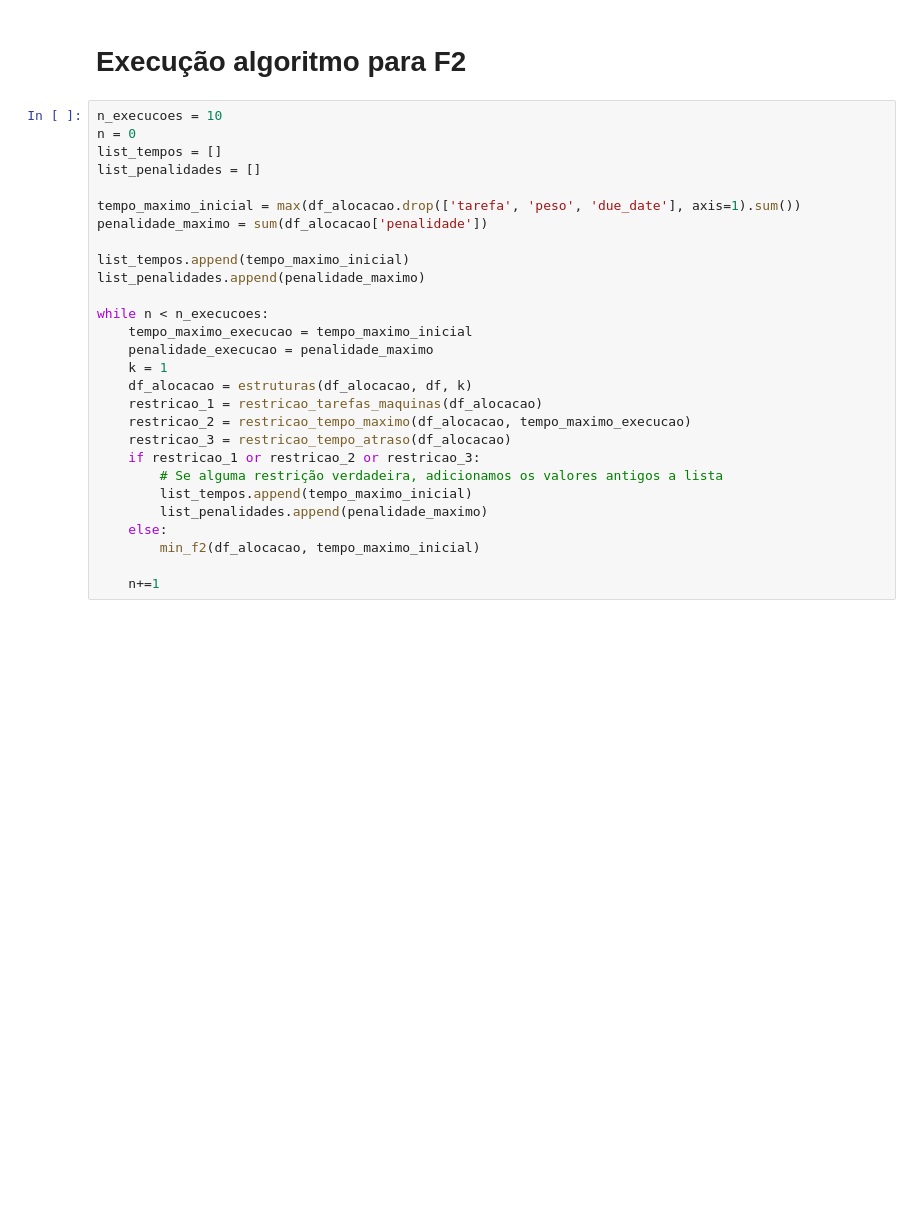
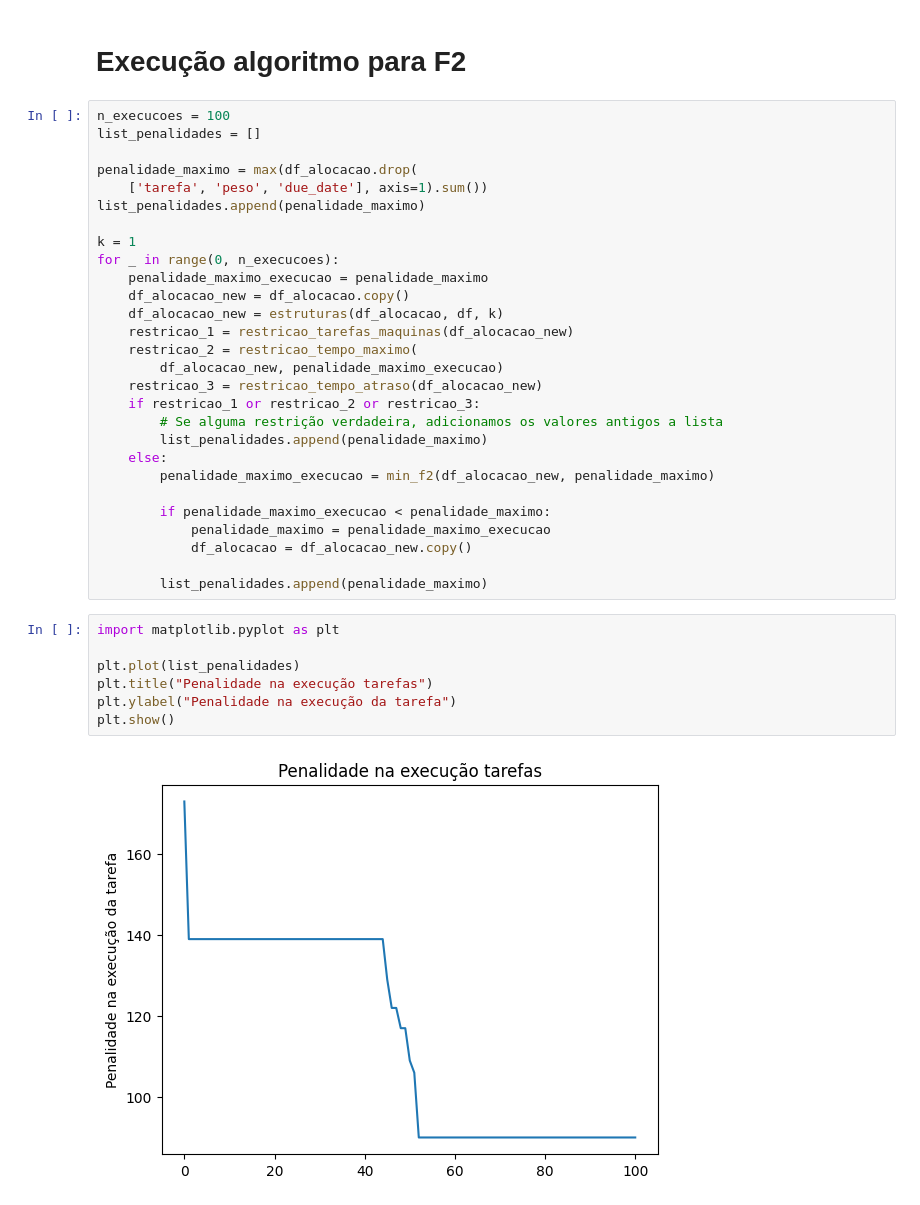
Before and after one commit to LucasAzvd/teoria-da-decisao, a Jupyter notebook: main.ipynb, the cells around one changed output. Saved outputs shown, nothing was run; the diff lists cells and outputs as text; blank space fills up the shorter version.

```diff
--- a/main.ipynb
+++ b/main.ipynb
@@ -260,30 +289,39 @@ plt.show()
 # %% [markdown]
 # Execução algoritmo para F2
 # %%
-n_execucoes = 10
-n = 0
-list_tempos = []
+n_execucoes = 100
 list_penalidades = []
 
-tempo_maximo_inicial = max(df_alocacao.drop(['tarefa', 'peso', 'due_date'], axis=1).sum())
-penalidade_maximo = sum(df_alocacao['penalidade'])
-
-list_tempos.append(tempo_maximo_inicial)
+penalidade_maximo = max(df_alocacao.drop(
+    ['tarefa', 'peso', 'due_date'], axis=1).sum())
 list_penalidades.append(penalidade_maximo)
 
-while n < n_execucoes:
-    tempo_maximo_execucao = tempo_maximo_inicial
-    penalidade_execucao = penalidade_maximo
-    k = 1
-    df_alocacao = estruturas(df_alocacao, df, k)
-    restricao_1 = restricao_tarefas_maquinas(df_alocacao)
-    restricao_2 = restricao_tempo_maximo(df_alocacao, tempo_maximo_execucao)
-    restricao_3 = restricao_tempo_atraso(df_alocacao)
+k = 1
+for _ in range(0, n_execucoes):
+    penalidade_maximo_execucao = penalidade_maximo
+    df_alocacao_new = df_alocacao.copy()
+    df_alocacao_new = estruturas(df_alocacao, df, k)
+    restricao_1 = restricao_tarefas_maquinas(df_alocacao_new)
+    restricao_2 = restricao_tempo_maximo(
+        df_alocacao_new, penalidade_maximo_execucao)
+    restricao_3 = restricao_tempo_atraso(df_alocacao_new)
     if restricao_1 or restricao_2 or restricao_3:
         # Se alguma restrição verdadeira, adicionamos os valores antigos a lista
-        list_tempos.append(tempo_maximo_inicial)
         list_penalidades.append(penalidade_maximo)
     else:
-        min_f2(df_alocacao, tempo_maximo_inicial)
+        penalidade_maximo_execucao = min_f2(df_alocacao_new, penalidade_maximo)
 
-    n+=1
+        if penalidade_maximo_execucao < penalidade_maximo:
+            penalidade_maximo = penalidade_maximo_execucao
+            df_alocacao = df_alocacao_new.copy()
+
+        list_penalidades.append(penalidade_maximo)
+# %%
+import matplotlib.pyplot as plt
+
+plt.plot(list_penalidades)
+plt.title("Penalidade na execução tarefas")
+plt.ylabel("Penalidade na execução da tarefa")
+plt.show()
+# %% [output]
+[figure, added]
```
Also changed, not shown: parts of 8 cells of this notebook, 1 other file.
